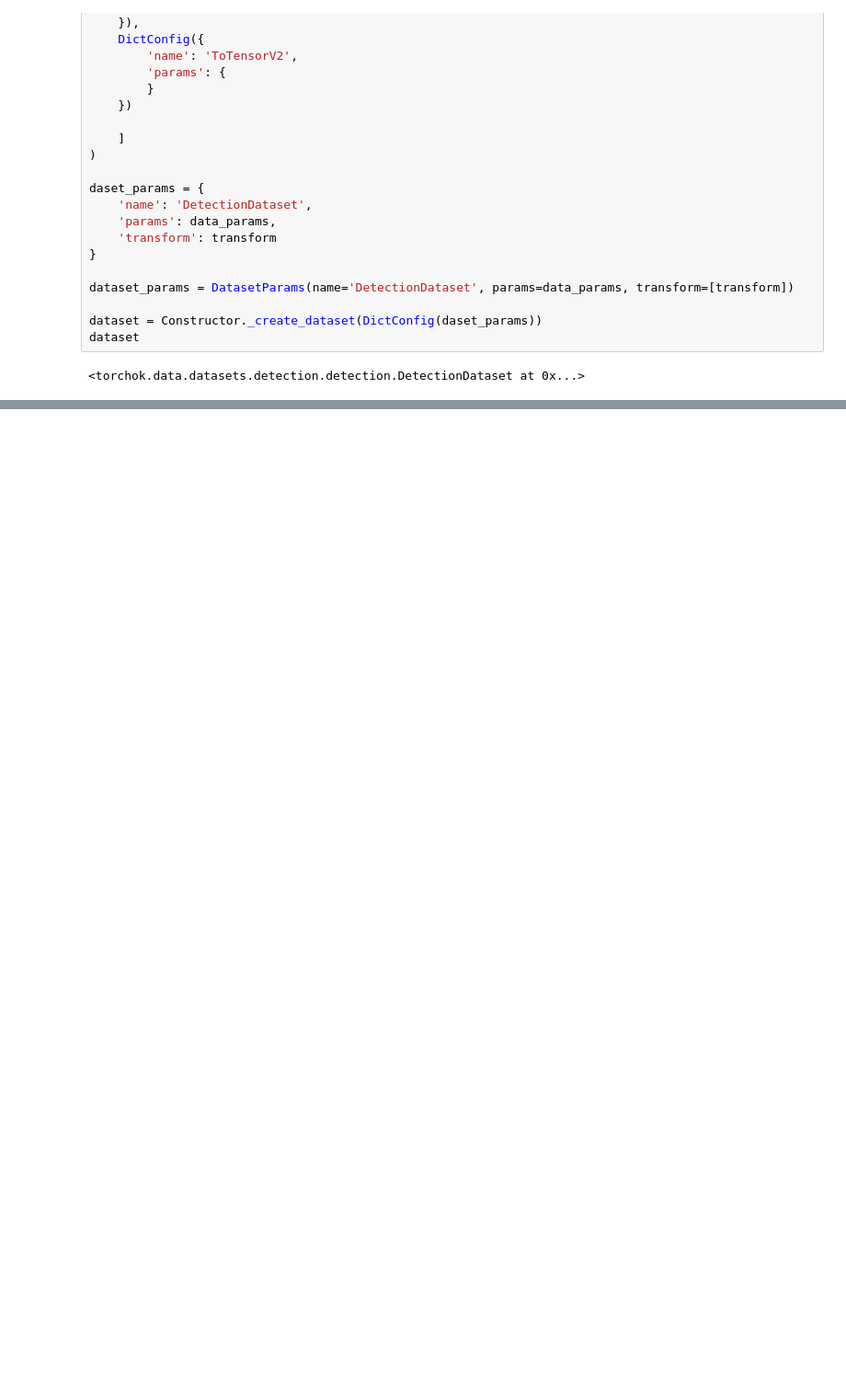
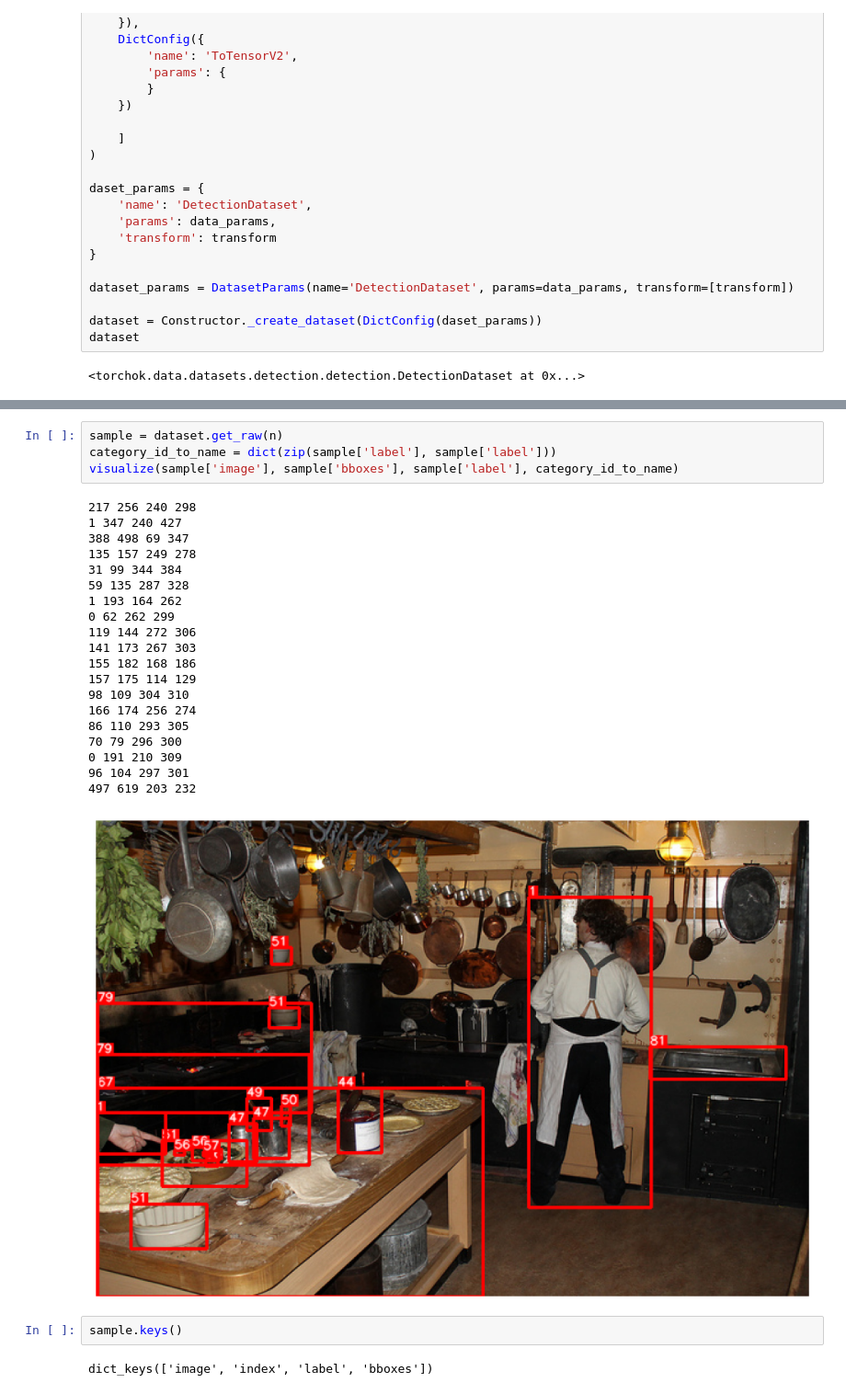
Before and after one commit to eora-ai/torchok, a Jupyter notebook: examples/notebooks/CheckDetectionDataset.ipynb, the cells around one changed output, grey strips where cells are left out. Shown at 92% size. Cells and saved outputs as stored; diff of their text form; blank space fills up the shorter version.

```diff
--- a/examples/notebooks/CheckDetectionDataset.ipynb
+++ b/examples/notebooks/CheckDetectionDataset.ipynb
@@ -104,0 +239,29 @@ def visualize(image, bboxes, category_ids, category_id_to_name):
+# %%
+sample = dataset.get_raw(n)
+category_id_to_name = dict(zip(sample['label'], sample['label']))
+visualize(sample['image'], sample['bboxes'], sample['label'], category_id_to_name)
+# %% [output]
+217 256 240 298
+1 347 240 427
+388 498 69 347
+135 157 249 278
+31 99 344 384
+59 135 287 328
+1 193 164 262
+0 62 262 299
+119 144 272 306
+141 173 267 303
+155 182 168 186
+157 175 114 129
+98 109 304 310
+166 174 256 274
+86 110 293 305
+70 79 296 300
+0 191 210 309
+96 104 297 301
+497 619 203 232
+[figure, added]
+# %%
+sample.keys()
+# %% [output]
+dict_keys(['image', 'index', 'label', 'bboxes'])
```
Also changed, not shown: parts of 11 cells of this notebook, 2 other files.
